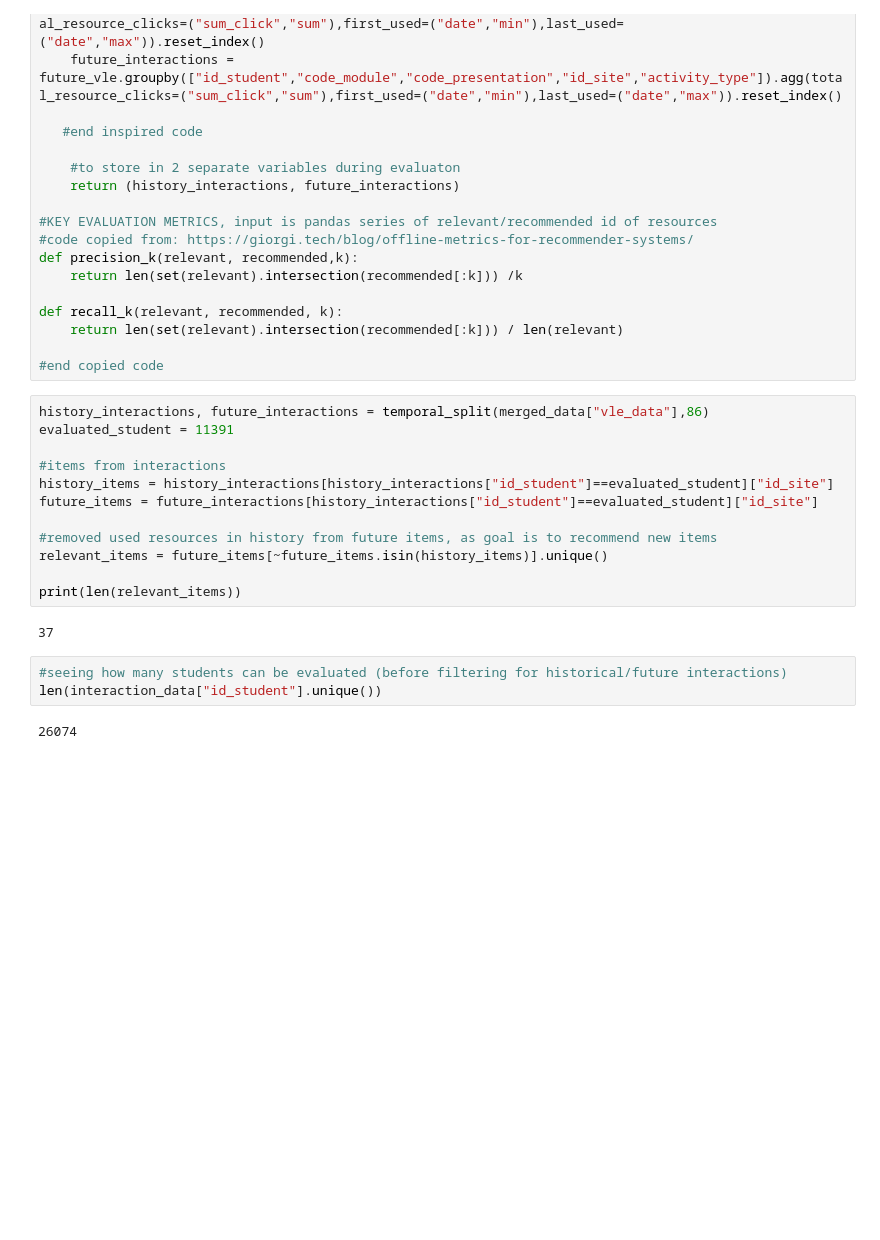
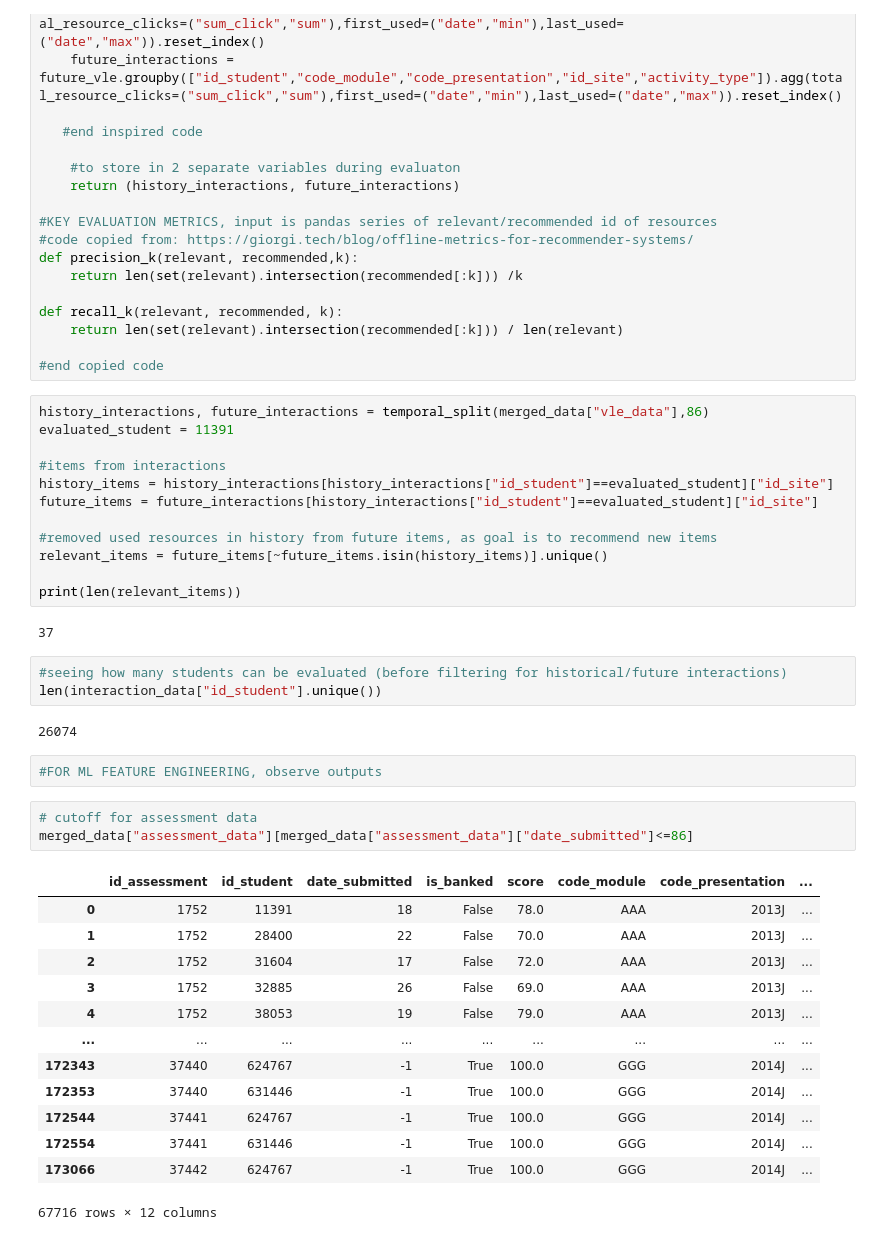
Before and after one commit to lulwaM/fp-hybrid-educational-recommender, a Jupyter notebook: notebooks/data_preprocessing.ipynb, the cells around one changed output. Drawn from its saved outputs; the diff is of its cells as text; blank space fills up the shorter version.

```diff
--- a/notebooks/data_preprocessing.ipynb
+++ b/notebooks/data_preprocessing.ipynb
@@ -816,3 +816,22 @@ print(len(relevant_items))
 len(interaction_data["id_student"].unique())
 # %% [output]
 26074
+# %%
+#FOR ML FEATURE ENGINEERING, observe outputs
+# %%
+# cutoff for assessment data
+merged_data["assessment_data"][merged_data["assessment_data"]["date_submitted"]<=86]
+# %% [output]
+|  | id_assessment | id_student | date_submitted | is_banked | score | code_module | code_presentation | ... |
+| 0 | 1752 | 11391 | 18 | False | 78.0 | AAA | 2013J | ... |
+| 1 | 1752 | 28400 | 22 | False | 70.0 | AAA | 2013J | ... |
+| 2 | 1752 | 31604 | 17 | False | 72.0 | AAA | 2013J | ... |
+| 3 | 1752 | 32885 | 26 | False | 69.0 | AAA | 2013J | ... |
+| 4 | 1752 | 38053 | 19 | False | 79.0 | AAA | 2013J | ... |
+| ... | ... | ... | ... | ... | ... | ... | ... | ... |
+| 172343 | 37440 | 624767 | -1 | True | 100.0 | GGG | 2014J | ... |
+| 172353 | 37440 | 631446 | -1 | True | 100.0 | GGG | 2014J | ... |
+| 172544 | 37441 | 624767 | -1 | True | 100.0 | GGG | 2014J | ... |
+| 172554 | 37441 | 631446 | -1 | True | 100.0 | GGG | 2014J | ... |
+| 173066 | 37442 | 624767 | -1 | True | 100.0 | GGG | 2014J | ... |
+67716 rows × 12 columns
```
Also changed, not shown: parts of 29 cells of this notebook, 4 other files.
